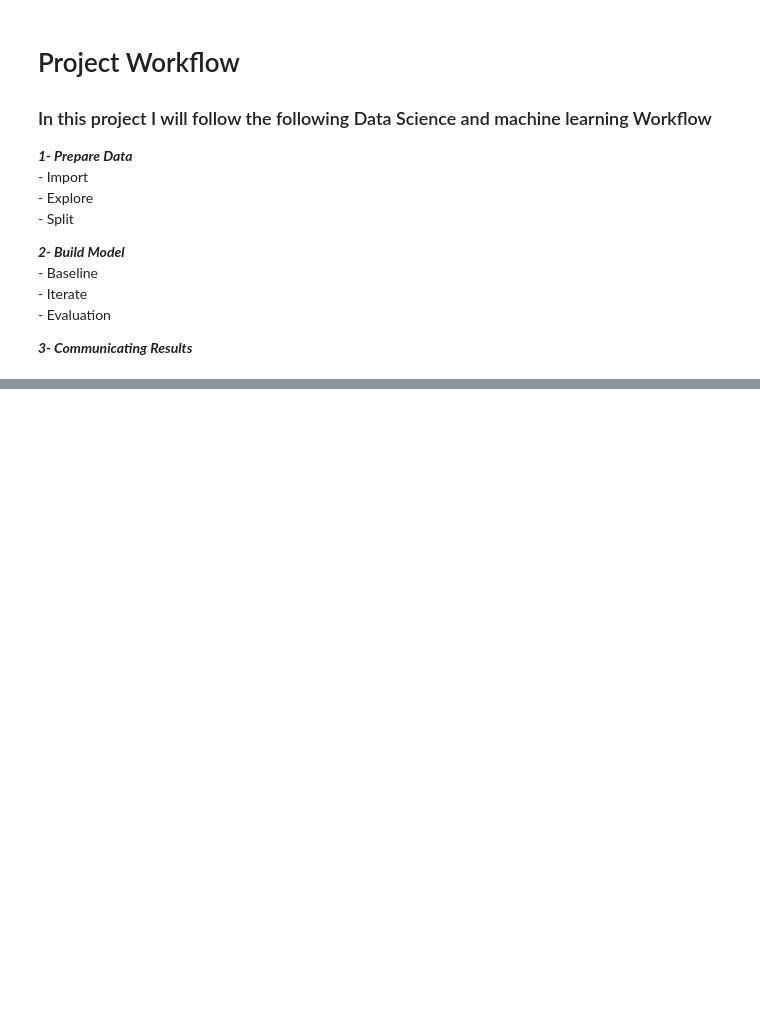
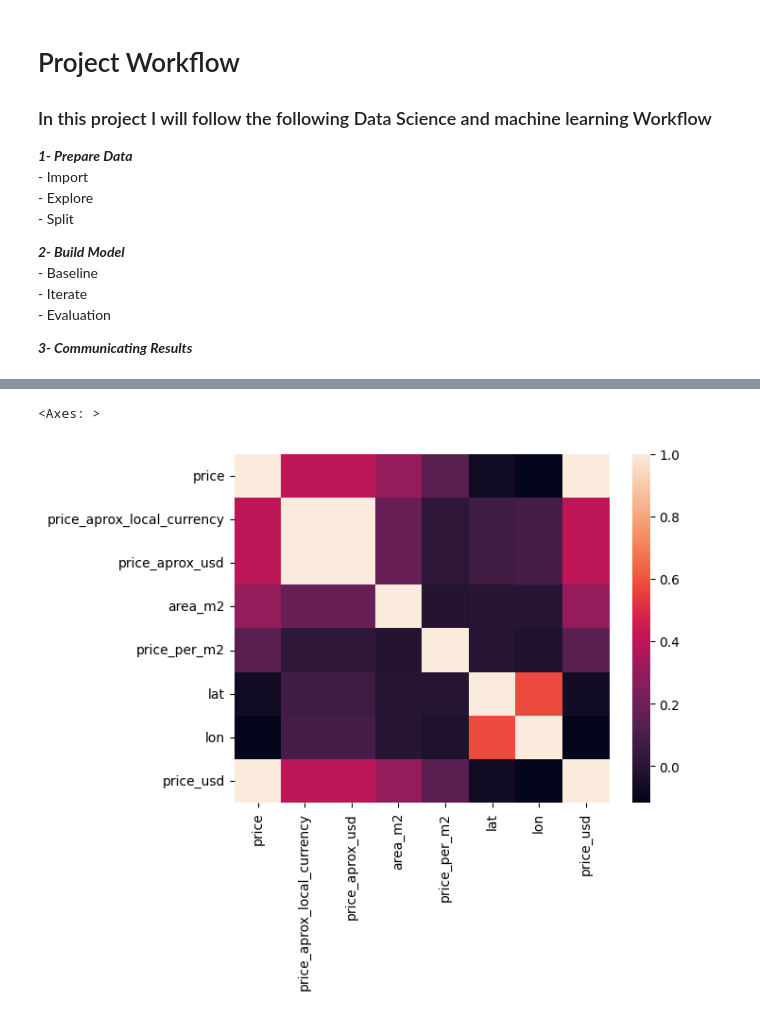
Before and after one commit to MohamedMohsen20501990/Housing_in_Mexico, a Jupyter notebook: notebooks/main.ipynb, the cells around one changed output, grey strips where cells are left out. Cells and saved outputs as stored; diff of their text form; code cells hidden in the pictures; blank space fills up the shorter version.

```diff
--- a/notebooks/main.ipynb
+++ b/notebooks/main.ipynb
@@ -31,0 +136,2 @@ df.head(5)
+# %%
+df1["price_usd"] = df1["price"].apply(lambda x: x/17).astype("float")
@@ -31,0 +167,4 @@ df.head(5)
+# %%
+# According to the info the column "surface covered in m2" represents the area
+# let's rename it to be "area_m2"
+df1.rename(columns={"surface_covered_in_m2": "area_m2"}, inplace=True)
@@ -31,0 +180,3 @@ df.head(5)
+# %%
+# drop the columns that have large numbers of nulls
+df1.drop(["rooms","floor","expenses"], axis=1, inplace=True)
@@ -31,0 +208,3 @@ df.head(5)
+# %%
+# drop leaky columns
+df1.drop(columns=["price_usd_per_m2", "surface_total_in_m2"], inplace=True)
@@ -31,0 +236,6 @@ df.head(5)
+# %%
+# Plotting a heat map to take a better look
+sns.heatmap(df1.select_dtypes("float").corr())
+# %% [output]
+<Axes: >
+[figure, added]
```
Also changed, not shown: parts of 59 cells of this notebook.
